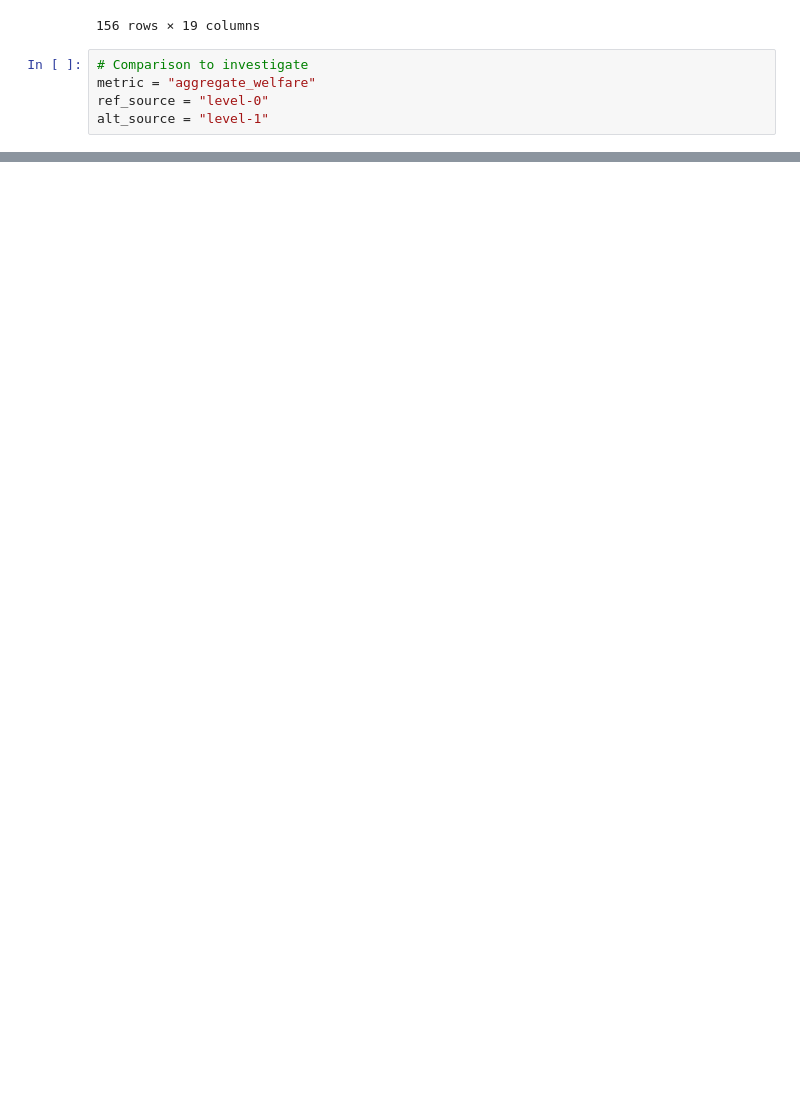
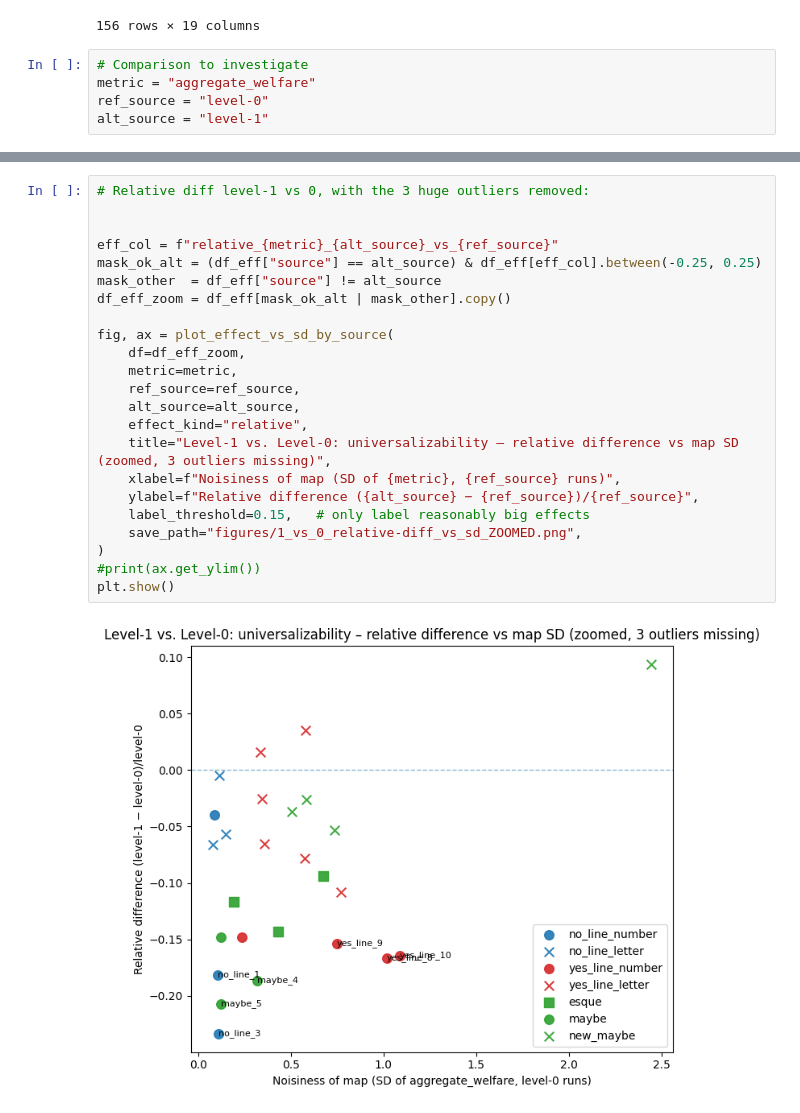
Before and after one commit to Sydney-Levine-Lab/line-cutting-model, a Jupyter notebook: analysis/analysis_by_source.ipynb, the cells around one changed output, grey strips where cells are left out. Cells and saved outputs as stored; diff of their text form; blank space fills up the shorter version.

```diff
--- a/analysis/analysis_by_source.ipynb
+++ b/analysis/analysis_by_source.ipynb
@@ -174,0 +186,25 @@ plot_zscores_by_source(
+# %%
+# Relative diff level-1 vs 0, with the 3 huge outliers removed:
+
+
+eff_col = f"relative_{metric}_{alt_source}_vs_{ref_source}"
+mask_ok_alt = (df_eff["source"] == alt_source) & df_eff[eff_col].between(-0.25, 0.25)
+mask_other  = df_eff["source"] != alt_source
+df_eff_zoom = df_eff[mask_ok_alt | mask_other].copy()
+
+fig, ax = plot_effect_vs_sd_by_source(
+    df=df_eff_zoom,
+    metric=metric,
+    ref_source=ref_source,
+    alt_source=alt_source,
+    effect_kind="relative",
+    title="Level-1 vs. Level-0: universalizability – relative difference vs map SD (zoomed, 3 outliers missing)",
+    xlabel=f"Noisiness of map (SD of {metric}, {ref_source} runs)",
+    ylabel=f"Relative difference ({alt_source} − {ref_source})/{ref_source}",
+    label_threshold=0.15,   # only label reasonably big effects
+    save_path="figures/1_vs_0_relative-diff_vs_sd_ZOOMED.png",
+)
+#print(ax.get_ylim())
+plt.show()
+# %% [output]
+[figure, added]
```
Also changed, not shown: parts of 7 cells of this notebook, 1 other file.
